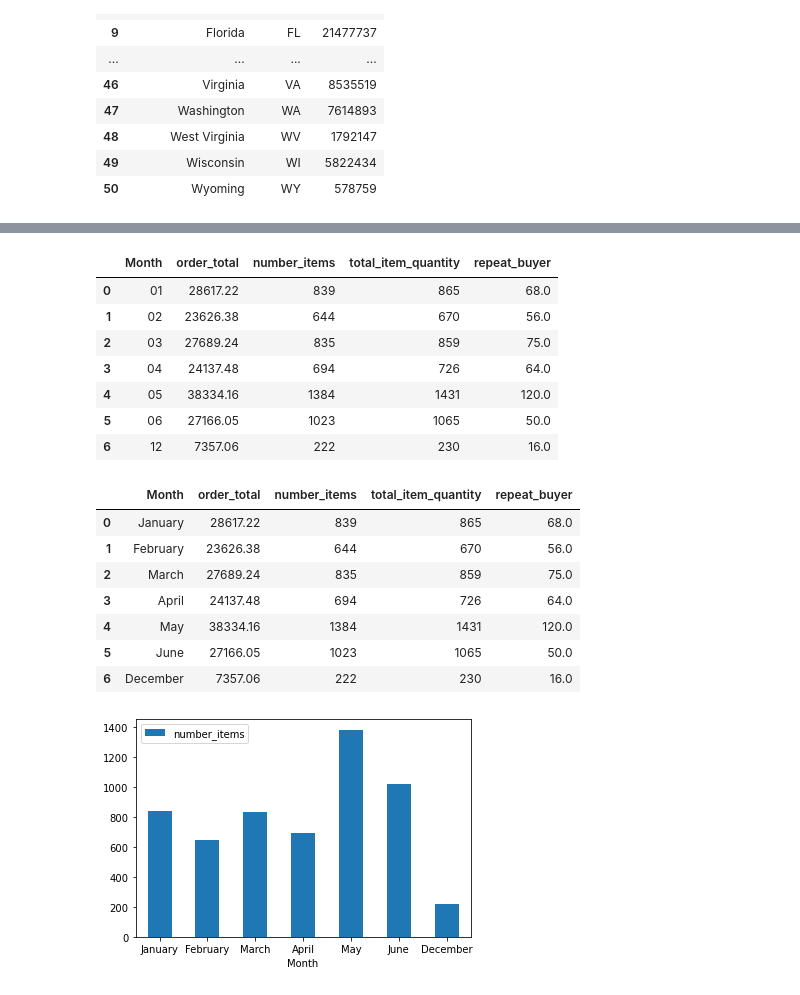
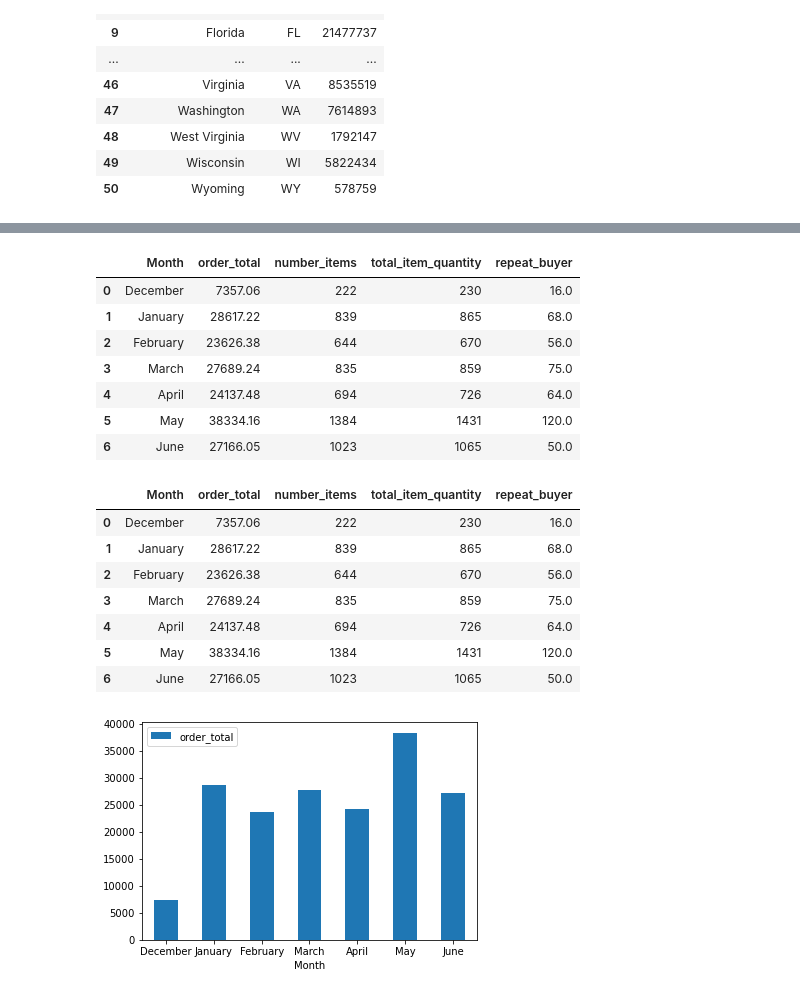
Before and after one commit to rstrong341/Bamboo_Advertising_Report, a Jupyter notebook: Order_Report_Cleaning.ipynb, the cells around one changed output, grey strips where cells are left out. Drawn from its saved outputs; the diff is of its cells as text; code cells hidden in the pictures.

```diff
--- a/Order_Report_Cleaning.ipynb
+++ b/Order_Report_Cleaning.ipynb
@@ -197,6 +176,15 @@ state_df.sort_values(by='Orders per capita (100,000)', ascending=False)
 # %%
 df1 = df["purchase_date"].str.split("-", expand = True)
 df["Month"]= df1[1]
+df["Month#"]= df1[1]
+# %%
+df.loc[df['Month'].str.contains('01'), 'Month'] = "January"
+df.loc[df['Month'].str.contains('02'), 'Month'] = "February"
+df.loc[df['Month'].str.contains('03'), 'Month'] = "March"
+df.loc[df['Month'].str.contains('04'), 'Month'] = "April"
+df.loc[df['Month'].str.contains('05'), 'Month'] = "May"
+df.loc[df['Month'].str.contains('06'), 'Month'] = "June"
+df.loc[df['Month'].str.contains('12'), 'Month'] = "December"
 # %%
 df.to_csv(r'data\df_cleaned.csv', index = False)
 state_df.to_csv(r'data\state.csv', index = False)
@@ -239,19 +242,19 @@ pop
+# %%
+month_df = month_df.reindex(["December", "January", "February","March", "April", "May","June"])
 # %%
-month_df = df.groupby(by=["Month"]).sum()
-
 month_df = month_df.reset_index()
 month_df = month_df.set_index('Month')
 month_df = month_df.reset_index()
 month_df
 # %% [output]
 |  | Month | order_total | number_items | total_item_quantity | repeat_buyer |
-| 0 | 01 | 28617.22 | 839 | 865 | 68.0 |
-| 1 | 02 | 23626.38 | 644 | 670 | 56.0 |
-| 2 | 03 | 27689.24 | 835 | 859 | 75.0 |
-| 3 | 04 | 24137.48 | 694 | 726 | 64.0 |
-| 4 | 05 | 38334.16 | 1384 | 1431 | 120.0 |
-| 5 | 06 | 27166.05 | 1023 | 1065 | 50.0 |
-| 6 | 12 | 7357.06 | 222 | 230 | 16.0 |
+| 0 | December | 7357.06 | 222 | 230 | 16.0 |
+| 1 | January | 28617.22 | 839 | 865 | 68.0 |
+| 2 | February | 23626.38 | 644 | 670 | 56.0 |
+| 3 | March | 27689.24 | 835 | 859 | 75.0 |
+| 4 | April | 24137.48 | 694 | 726 | 64.0 |
+| 5 | May | 38334.16 | 1384 | 1431 | 120.0 |
+| 6 | June | 27166.05 | 1023 | 1065 | 50.0 |
 # %%
 month_df.loc[month_df['Month'].str.contains('01'), 'Month'] = "January"
 month_df.loc[month_df['Month'].str.contains('02'), 'Month'] = "February"
@@ -264,16 +267,16 @@ month_df.loc[month_df['Month'].str.contains('12'), 'Month'] = "December"
 month_df
 # %% [output]
 |  | Month | order_total | number_items | total_item_quantity | repeat_buyer |
-| 0 | January | 28617.22 | 839 | 865 | 68.0 |
-| 1 | February | 23626.38 | 644 | 670 | 56.0 |
-| 2 | March | 27689.24 | 835 | 859 | 75.0 |
-| 3 | April | 24137.48 | 694 | 726 | 64.0 |
-| 4 | May | 38334.16 | 1384 | 1431 | 120.0 |
-| 5 | June | 27166.05 | 1023 | 1065 | 50.0 |
-| 6 | December | 7357.06 | 222 | 230 | 16.0 |
+| 0 | December | 7357.06 | 222 | 230 | 16.0 |
+| 1 | January | 28617.22 | 839 | 865 | 68.0 |
+| 2 | February | 23626.38 | 644 | 670 | 56.0 |
+| 3 | March | 27689.24 | 835 | 859 | 75.0 |
+| 4 | April | 24137.48 | 694 | 726 | 64.0 |
+| 5 | May | 38334.16 | 1384 | 1431 | 120.0 |
+| 6 | June | 27166.05 | 1023 | 1065 | 50.0 |
 # %%
 month_df['Month']= month_df['Month'].apply(str)
 
-ax = month_df.plot.bar(x='Month', y='number_items', rot=0)
+ax = month_df.plot.bar(x='Month', y='order_total', rot=0)
 # %% [output]
-[figure, old version]
+[figure, new version]
```
Also changed, not shown: parts of 12 cells of this notebook, 6 other files.
